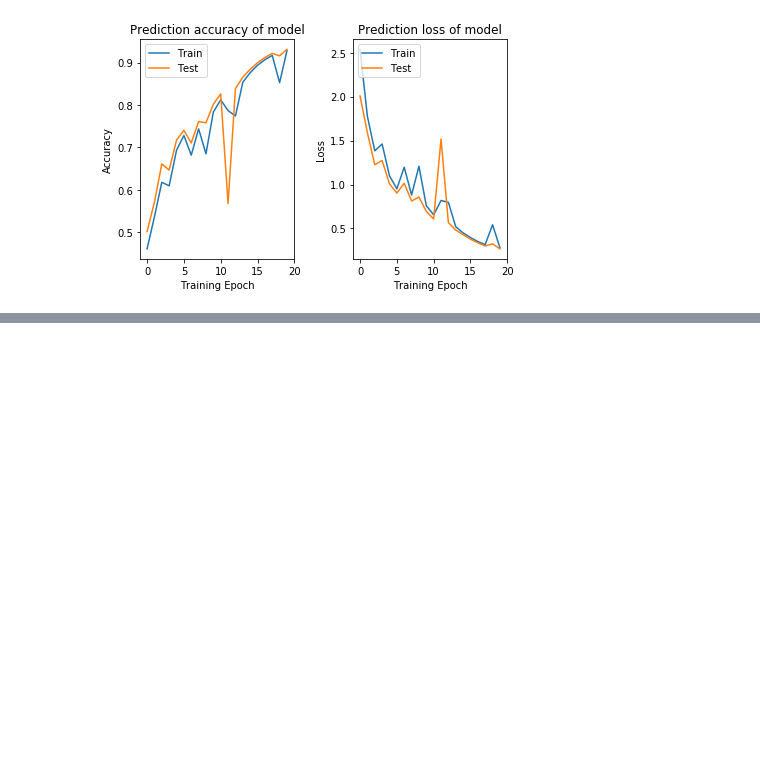
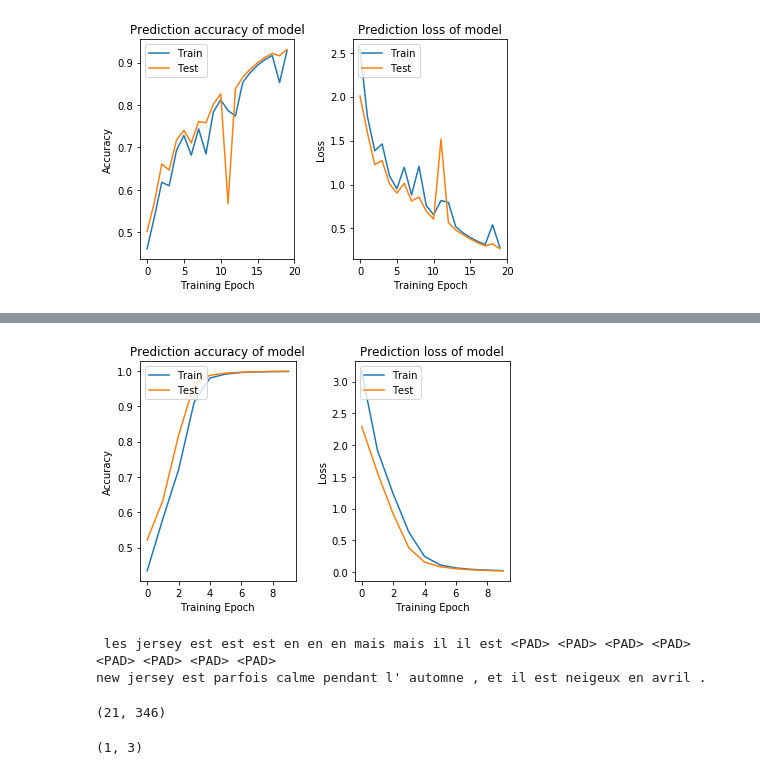
Before and after one commit to Martin-Guenther/NLP_Collection, a Jupyter notebook: Translation_Net/translation_net.ipynb, the cells around one changed output, grey strips where cells are left out. Saved outputs shown, nothing was run; the diff lists cells and outputs as text; code cells hidden in the pictures; blank space fills up the shorter version.

Commit message:
feat: Implement second encoder-decoder model
Model has poor performance. The reason is not clear, might be a bug.

```diff
--- a/Translation_Net/translation_net.ipynb
+++ b/Translation_Net/translation_net.ipynb
@@ -47,13 +51,13 @@ MAX_NUM_WORDS = 20000
 # tokenize english words
 en_tokenizer = Tokenizer(num_words=MAX_NUM_WORDS)
 en_tokenizer.fit_on_texts(en_vocab)
-en_sequences = pad_sequences(en_tokenizer.texts_to_sequences(en_vocab), maxlen=None)
+en_sequences = pad_sequences(en_tokenizer.texts_to_sequences(en_vocab), maxlen=None, padding='post')
 max_en_len = en_sequences.shape[1]
 
 # tokenize french words
 fr_tokenizer = Tokenizer(num_words=MAX_NUM_WORDS)
 fr_tokenizer.fit_on_texts(fr_vocab)
-fr_sequences = pad_sequences(fr_tokenizer.texts_to_sequences(fr_vocab), maxlen=None)
+fr_sequences = pad_sequences(fr_tokenizer.texts_to_sequences(fr_vocab), maxlen=None, padding='post')
 max_fr_len = fr_sequences.shape[1]
 
 # englich word => token dictionary
@@ -235,3 +299,15 @@ def plot_training_history(history, model_name="model"):
 plot_training_history(history)
 # %% [output]
 [figure]
+# %%
+shifted_fr_sequences = np.copy(fr_sequences)
+for seq in shifted_fr_sequences:
+    print(pad_hot_encoded.shape)
+    seq[...] = np.vstack((pad_hot_encoded, seq[:-1]))
+    print(seq[0].shape)
+    break
+t = [np.argmax(s) for s in fr_sequences[0]]
+t_s = [np.argmax(s) for s in shifted_fr_sequences[0]]
+print(t)
+print(t_s)
+#shifted_fr_sequences =
@@ -237,0 +319,10 @@ plot_training_history(history)
+# %%
+training_model, inf_enc, inf_dec = translator_net_2(input_seq_len=max_en_len, embed_layer=embedding_layer,
+             output_seq_len=max_fr_len, output_dim=len(fr_token_to_word))
+
+training_model.summary()
+inf_enc.summary()
+inf_dec.summary()
+training_model.compile(loss="categorical_crossentropy",
+                  optimizer="adam",
+                  metrics=['accuracy'])
@@ -237,0 +347,3 @@ plot_training_history(history)
+# %%
+history = training_model.fit([en_sequences, shifted_fr_sequences], fr_sequences, validation_split=0.25, shuffle=True,
+                    batch_size=1024, epochs=10, verbose=1)
@@ -237,0 +368,23 @@ plot_training_history(history)
+# %%
+plot_training_history(history)
+# %% [output]
+[figure, added]
+# %%
+#print(en_sequences[0].shape)
+p = translator_net_2_predict_sequence(inf_enc, inf_dec, en_sequences[0].reshape(1,-1),max_fr_len, len(fr_token_to_word))
+#out = [np.argmax(row) for row in p]
+print(token_seq_to_french_sentence(p))
+print(fr_vocab[0])
+# %% [output]
+ les jersey est est est en en en mais mais il il est <PAD> <PAD> <PAD> <PAD> <PAD> <PAD> <PAD> <PAD>
+new jersey est parfois calme pendant l' automne , et il est neigeux en avril .
+# %%
+print(fr_sequences[0].shape)
+# %% [output]
+(21, 346)
+# %%
+a = np.array([1,2,3])
+a=a.reshape(1,-1)
+print(a.shape)
+# %% [output]
+(1, 3)
```
Also changed, not shown: parts of 15 cells of this notebook, 2 other files.
